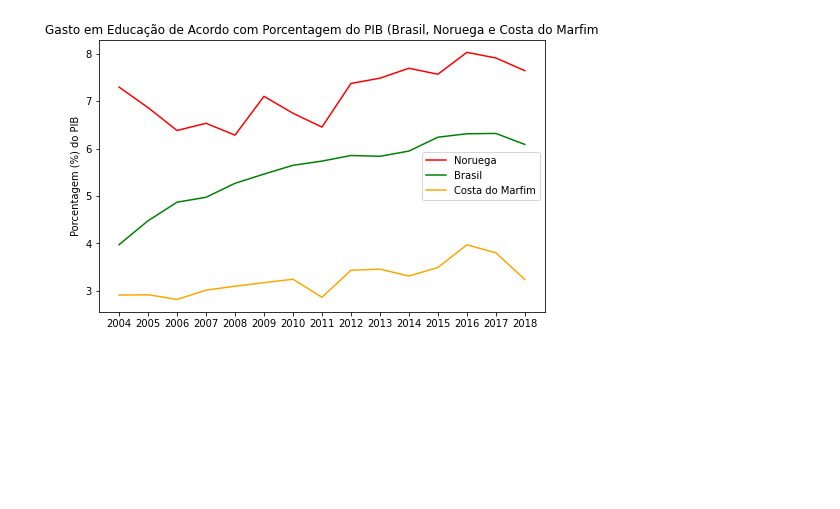
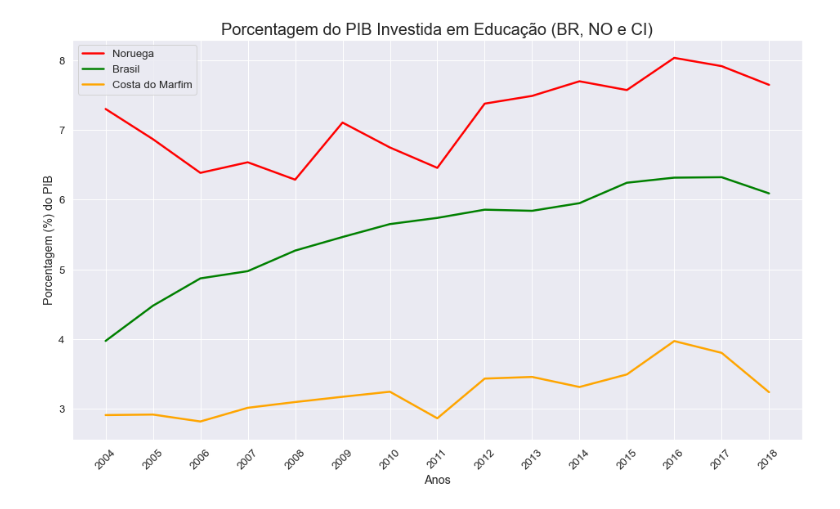
Before and after one commit to JoaoLucasMBC/aps-cdados-2022.2, a Jupyter notebook: APS1_Education.ipynb, the cells around one changed output. Cells and saved outputs as stored; diff of their text form; code cells hidden in the pictures; blank space fills up the shorter version.

```diff
--- a/APS1_Education.ipynb
+++ b/APS1_Education.ipynb
@@ -9,35 +33,42 @@ Para analisar a progressão desse objetivo, analisamos o indicador de gasto gove
 # %%
 import pandas as pd
 import seaborn as sns
 import matplotlib.pyplot as plt
 
 df = pd.read_csv('dados/API_SE.XPD.TOTL.GD.ZS_DS2_en_csv_v2_4411877.csv', skiprows=4)
 anos = list(range(2004,2019))
 
 
+# Coleta de Dados
 df_ = df.loc[df['Country Name'] == 'Norway']
 noruega = []
 for ano in anos:
     noruega.append(df_[str(ano)])
 
 df_ = df.loc[df['Country Name'] == 'Brazil']
 brasil = []
 for ano in anos:
     brasil.append(df_[str(ano)])
 
 df_ = df.loc[df['Country Name'] == "Cote d'Ivoire"]
 costa_do_marfim = []
 for ano in anos:
     costa_do_marfim.append(df_[str(ano)])
 
-plt.figure(figsize=(8,5))
+
+sns.set_theme()
+sns.set_context("notebook", font_scale=1.2, rc={"lines.linewidth": 2.5})
+sns.axes_style("whitegrid")
+
+plt.figure(figsize=(16,9))
 plt.plot(anos, noruega, color='red')
 plt.plot(anos, brasil, color='green')
 plt.plot(anos, costa_do_marfim, color='orange')
-plt.xticks(anos)
-plt.legend(['Noruega', 'Brasil', 'Costa do Marfim'])
-plt.title('Gasto em Educação de Acordo com Porcentagem do PIB (Brasil, Noruega e Costa do Marfim')
+plt.xticks(anos, rotation=45)
+plt.legend(['Noruega', 'Brasil', 'Costa do Marfim'], loc='upper left')
+plt.title('Porcentagem do PIB Investida em Educação (BR, NO e CI)', fontsize=20)
+plt.xlabel('Anos')
 plt.ylabel('Porcentagem (%) do PIB')
 plt.show()
 # %% [output]
-[figure, old version]
+[figure, new version]
```
Also changed, not shown: parts of 4 cells of this notebook, 1 other file.
